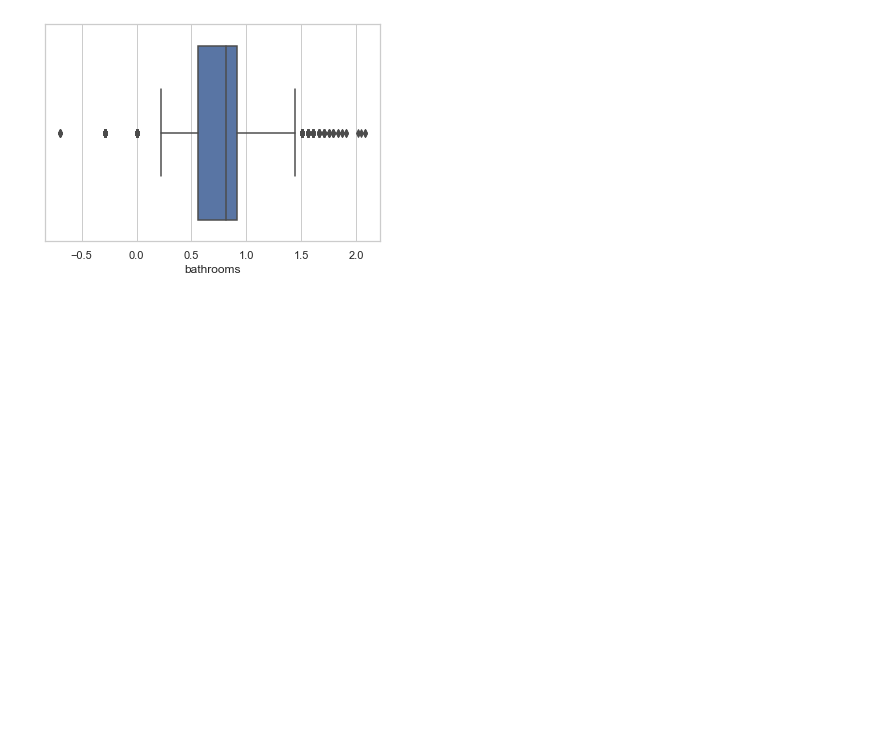
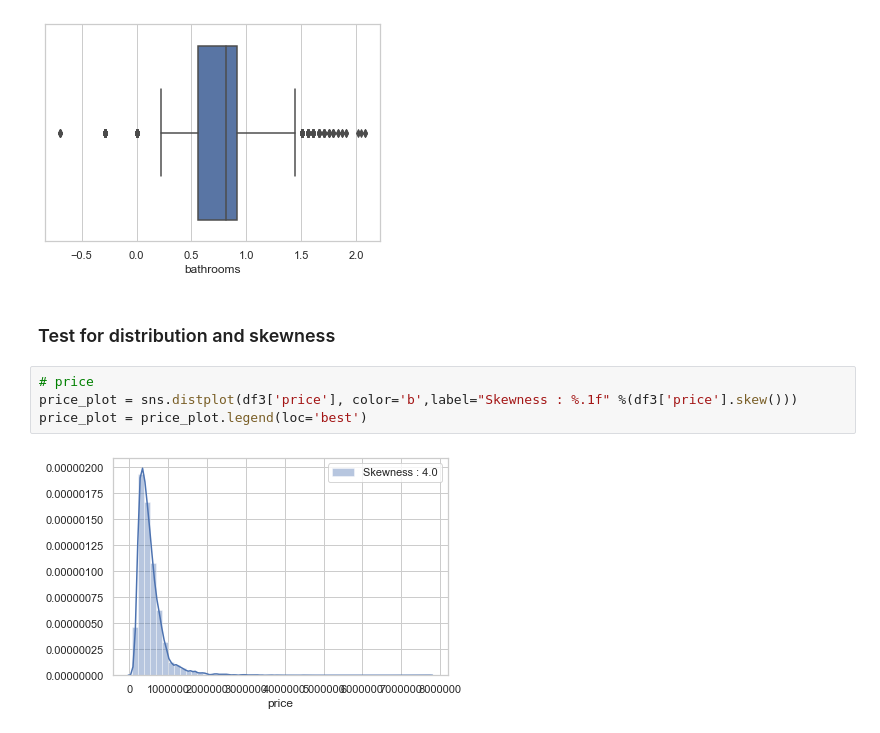
Before and after one commit to DennisNgugi/kc-house-prediction, a Jupyter notebook: KC house data.ipynb, the cells around one changed output. Cells and saved outputs as stored; diff of their text form; blank space fills up the shorter version.

Commit message:
Outlier treatment and test for skewness

```diff
--- a/KC house data.ipynb
+++ b/KC house data.ipynb
@@ -183,3 +187,11 @@ sns.boxplot(data=df3, x=np.log(df3['bathrooms']))
 # %% [output]
 <matplotlib.axes._subplots.AxesSubplot at 0x...>
 [figure]
+# %% [markdown]
+###  Test for distribution and skewness
+# %%
+# price
+price_plot = sns.distplot(df3['price'], color='b',label="Skewness : %.1f" %(df3['price'].skew()))
+price_plot = price_plot.legend(loc='best')
+# %% [output]
+[figure, added]
```
Also changed, not shown: parts of 17 cells of this notebook.
